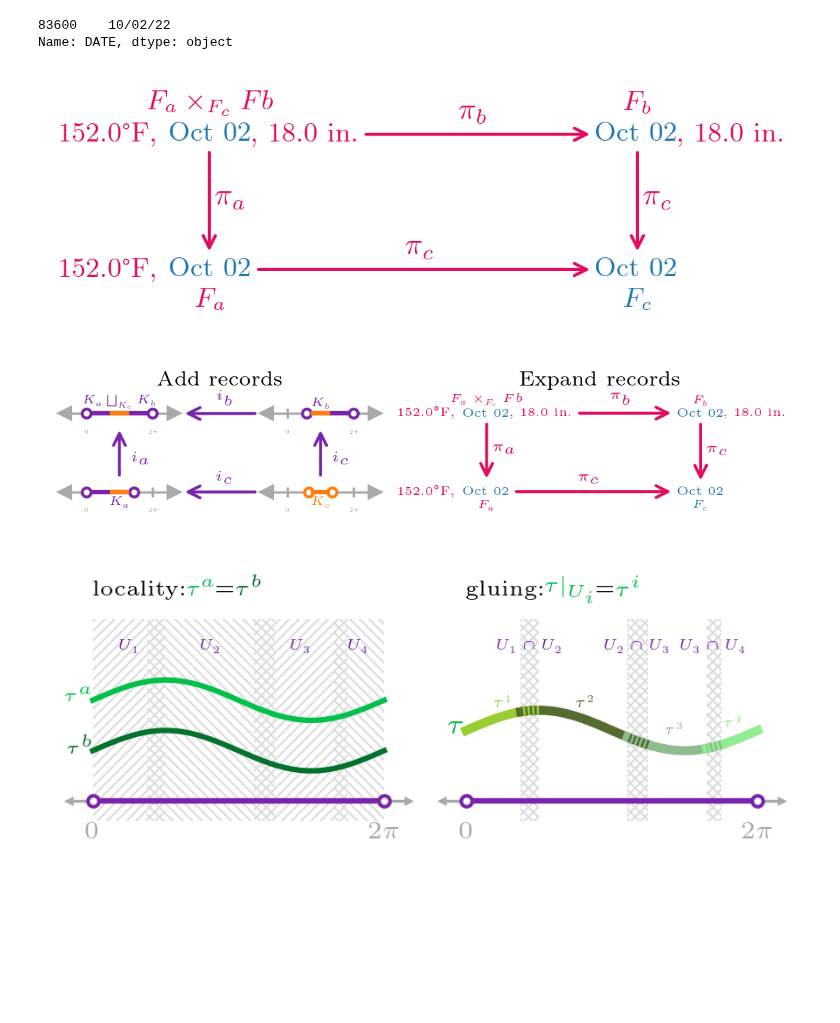
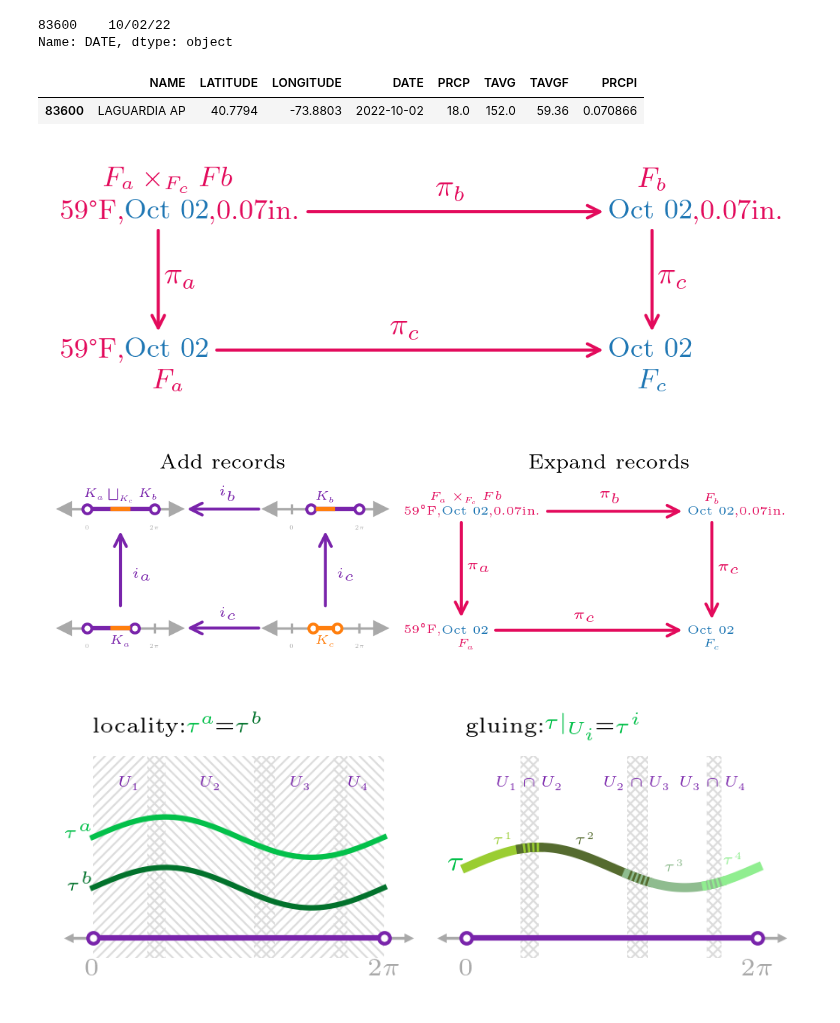
Before and after one commit to story645/team, a Jupyter notebook: paper/figcode/equation_diagrams.ipynb, the cells around one changed output. Drawn from its saved outputs; the diff is of its cells as text; code cells hidden in the pictures; blank space fills up the shorter version.

```diff
--- a/paper/figcode/equation_diagrams.ipynb
+++ b/paper/figcode/equation_diagrams.ipynb
@@ -338,6 +338,11 @@ row['DATE'].dt.strftime("%m/%d/%y")
 # %% [output]
 83600    10/02/22
 Name: DATE, dtype: object
+# %%
+row
+# %% [output]
+|  | NAME | LATITUDE | LONGITUDE | DATE | PRCP | TAVG | TAVGF | PRCPI |
+| 83600 | LAGUARDIA AP | 40.7794 | -73.8803 | 2022-10-02 | 18.0 | 152.0 | 59.36 | 0.070866 |
 # %%
 def plot_fiber(ax, fontsize_scale=0):
     ax.set(xlim=(0,1), ylim=(0,1))
@@ -349,16 +354,16 @@ def plot_fiber(ax, fontsize_scale=0):
     fc_color = 'tab:blue'
     fl_color = pcd['fiber']
 
-    time = f"\t{row['DATE'].dt.strftime('%b %d').iloc[0]}"
-    temp = f"{row['TAVG'].iloc[0]}°F,\t"
-    prcp = f",\t{row['PRCP'].iloc[0]} in."
+    time = f"{row['DATE'].dt.strftime('%b %d').iloc[0]}"
+    temp = f"{row['TAVGF'].iloc[0]:.0f}°F,"
+    prcp = f",{row['PRCPI'].iloc[0]:.2f}in."
 
     akwargs = dict(usetex=True, ha='left', va='bottom')
     fc_args = dict(color=fc_color, fontsize=fs['small']+fontsize_scale)
     fl_args = dict(color=fl_color, fontsize=fs['small']+fontsize_scale)
 
     fabc_temp = ax.annotate(temp, (x1, y2), **akwargs, **fl_args)
-    fabc_time = ax.annotate(time, (1.1, 0), xycoords=fabc_temp, **akwargs, **fc_args)
+    fabc_time = ax.annotate(time, (1, 0), xycoords=fabc_temp, **akwargs, **fc_args)
     fabc_prcp = ax.annotate(prcp, (1, 0), xycoords=fabc_time, **akwargs, **fl_args)
 
 
@@ -374,7 +379,7 @@ def plot_fiber(ax, fontsize_scale=0):
 
     #label each
 
-    for label, anchor, top in [(r"$F_{a}\times_{F_{c}} F{b}$", fabc_time, True),
+    for label, anchor, top in [(r"$F_{a}\times_{F_{c}}F{b}$", fabc_time, True),
                           (r"$F_{a}$", fa_time, False), (r"$F_{b}$", fb_time, True), (r"$F_{c}$", fc_time, False)]:
         color = fc_color if label == r"$F_{c}$" else fl_color
         if top:
@@ -406,17 +411,17 @@ plot_fiber(ax)
 fig.savefig(paper_path/'f_product.pdf', bbox_inches='tight', backend='pgf')
 fig.savefig(paper_path/'f_product.png', bbox_inches='tight')
 # %% [output]
-[figure, old version]
+[figure, new version]
 # %%
-fig, axd = plt.subplot_mosaic([['k', 'f']], figsize=(3.5, .75), layout='compressed')
+fig, axd = plt.subplot_mosaic([['k', 'f']], figsize=(3.5, 1), layout='compressed')
 plot_base(axd['k'], fontsize_scale=-5)
 plot_fiber(axd['f'], fontsize_scale=-5)
 axd['k'].text(.5, 1.1, "Add records", fontsize=fs['heading']-5, ha='center', va='bottom')
 axd['f'].text(.65, 1.1, "Expand records", fontsize=fs['heading']-5, ha='center', va='bottom')
 fig.savefig(paper_path/'more_records.pdf', bbox_inches='tight', backend='pgf')
-fig.savefig(paper_path/'more_records.png', bbox_inches='tight')
+fig.savefig(paper_path/'more_records.png', bbox_inches='tight', dpi=300)
 # %% [output]
-[figure, old version]
+[figure, new version]
 # %%
 fig, ax = plt.subplots(figsize=(3.5, 1))
 ax.set(xlim=(0,1), ylim=(0,1))
```
Also changed, not shown: 4 other files.
